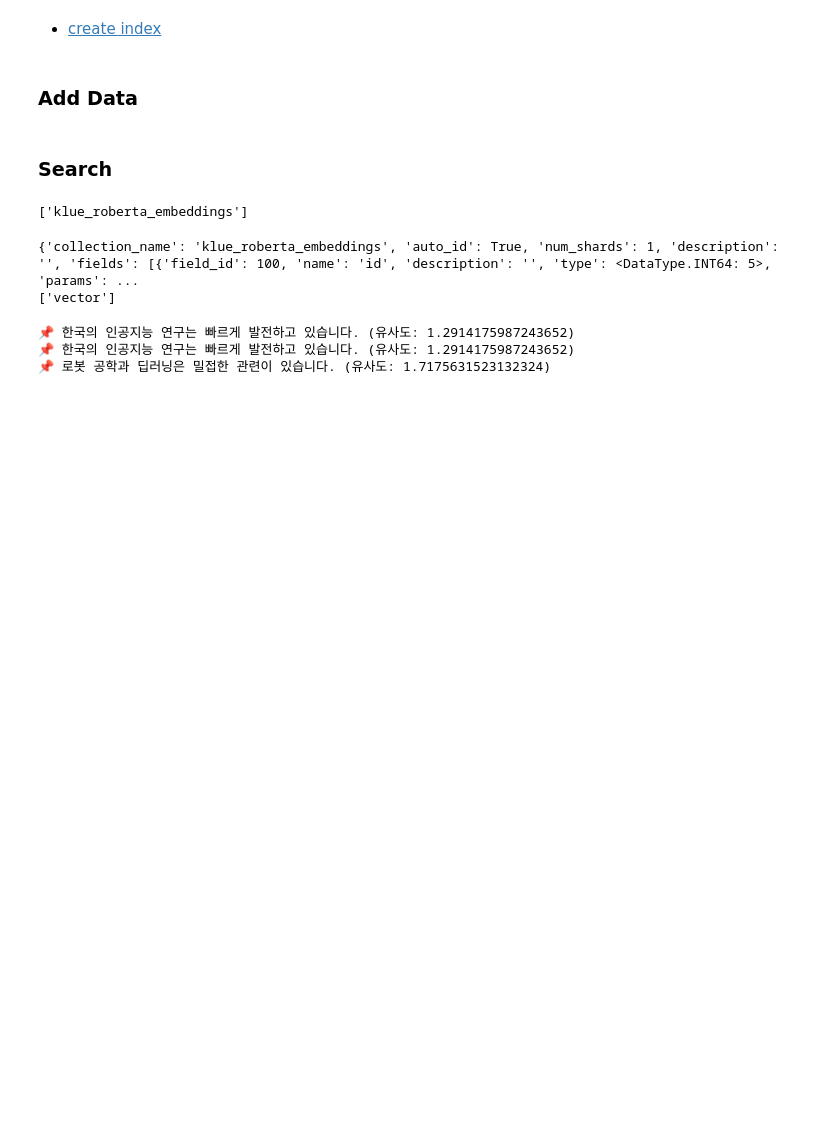
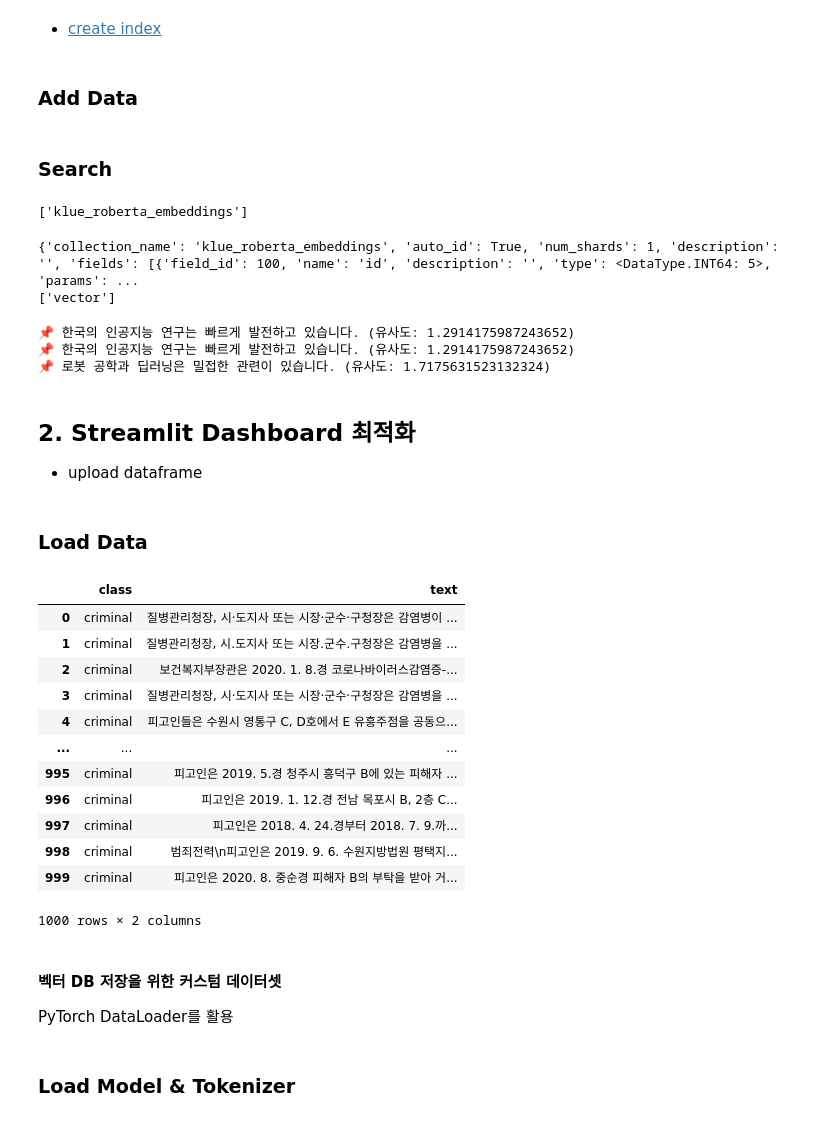
Before and after one commit to jeongminia/datadrift_dataclinic, a Jupyter notebook: temp_dir/vector_db_server/text-embeddings-with-Milvus.ipynb, the cells around one changed output. Drawn from its saved outputs; the diff is of its cells as text; code cells hidden in the pictures; blank space fills up the shorter version.

```diff
--- a/temp_dir/vector_db_server/text-embeddings-with-Milvus.ipynb
+++ b/temp_dir/vector_db_server/text-embeddings-with-Milvus.ipynb
@@ -354,3 +358,8 @@ for doc in results[0]:
 📌 한국의 인공지능 연구는 빠르게 발전하고 있습니다. (유사도: 1.2914175987243652)
 📌 한국의 인공지능 연구는 빠르게 발전하고 있습니다. (유사도: 1.2914175987243652)
 📌 로봇 공학과 딥러닝은 밀접한 관련이 있습니다. (유사도: 1.7175631523132324)
+# %% [markdown]
+## 2. Streamlit Dashboard 최적화
+- upload dataframe
+# %% [markdown]
+### Load Data
@@ -356,0 +371,26 @@ for doc in results[0]:
+# %%
+from datasets import load_dataset
+data_cn = load_dataset("lbox/lbox_open", "casename_classification", download_mode="force_redownload")
+test_data = data_cn['test']
+
+test = pd.DataFrame(test_data)
+test = test[['casetype', 'facts']]
+
+test.rename(columns={'casetype': 'class', 'facts': 'text'}, inplace=True)
+# %% [output]
+|  | class | text |
+| 0 | criminal | 질병관리청장, 시·도지사 또는 시장·군수·구청장은 감염병이 ... |
+| 1 | criminal | 질병관리청장, 시․도지사 또는 시장․군수․구청장은 감염병을 ... |
+| 2 | criminal | 보건복지부장관은 2020. 1. 8.경 코로나바이러스감염증-... |
+| 3 | criminal | 질병관리청장, 시·도지사 또는 시장·군수·구청장은 감염병을 ... |
+| 4 | criminal | 피고인들은 수원시 영통구 C, D호에서 E 유흥주점을 공동으... |
+| ... | ... | ... |
+| 995 | criminal | 피고인은 2019. 5.경 청주시 흥덕구 B에 있는 피해자 ... |
+| 996 | criminal | 피고인은 2019. 1. 12.경 전남 목포시 B, 2층 C... |
+| 997 | criminal | 피고인은 2018. 4. 24.경부터 2018. 7. 9.까... |
+| 998 | criminal | 범죄전력\n피고인은 2019. 9. 6. 수원지방법원 평택지... |
+| 999 | criminal | 피고인은 2020. 8. 중순경 피해자 B의 부탁을 받아 거... |
+1000 rows × 2 columns
+# %% [markdown]
+#### 벡터 DB 저장을 위한 커스텀 데이터셋
+PyTorch DataLoader를 활용
@@ -356,0 +424,2 @@ for doc in results[0]:
+# %% [markdown]
+### Load Model & Tokenizer
```
Also changed, not shown: parts of 22 cells of this notebook, 17 other files.
